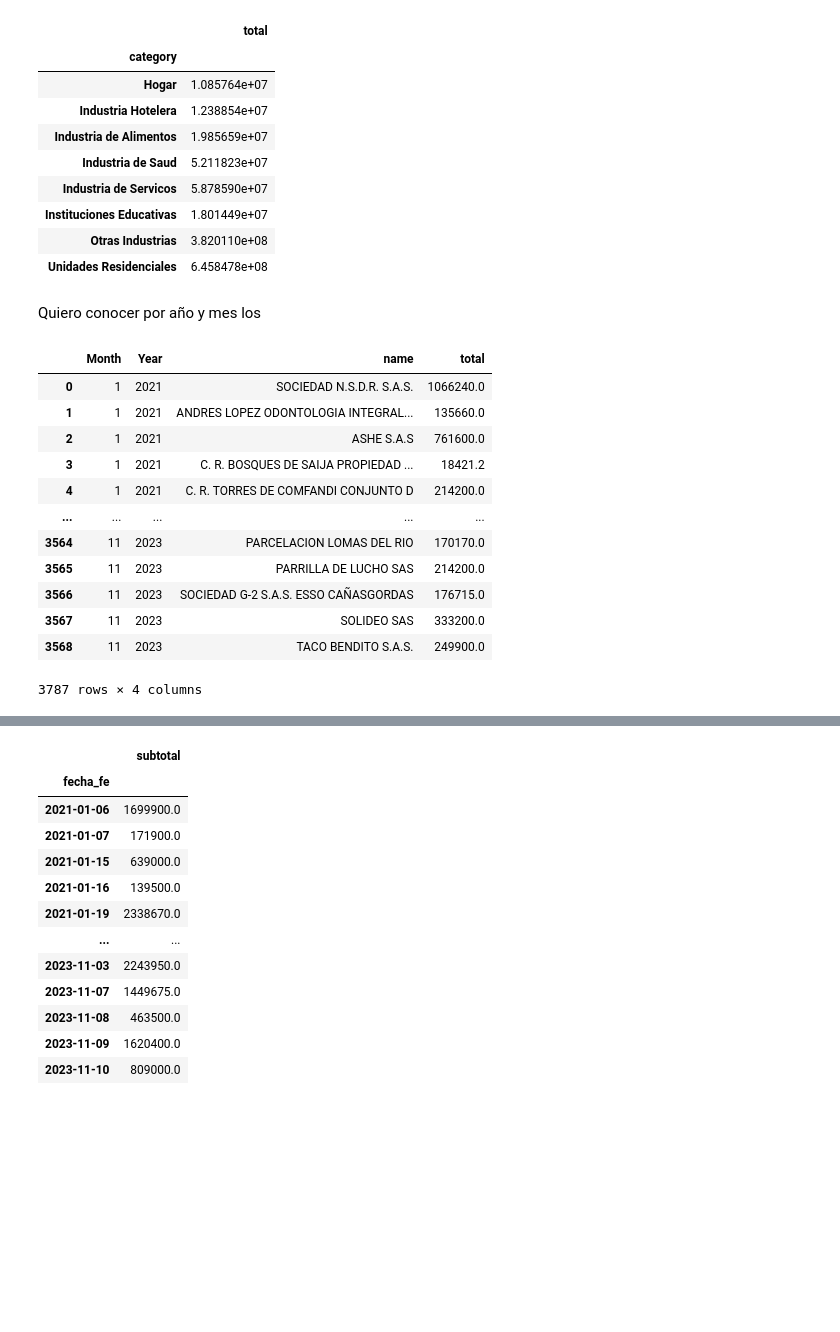
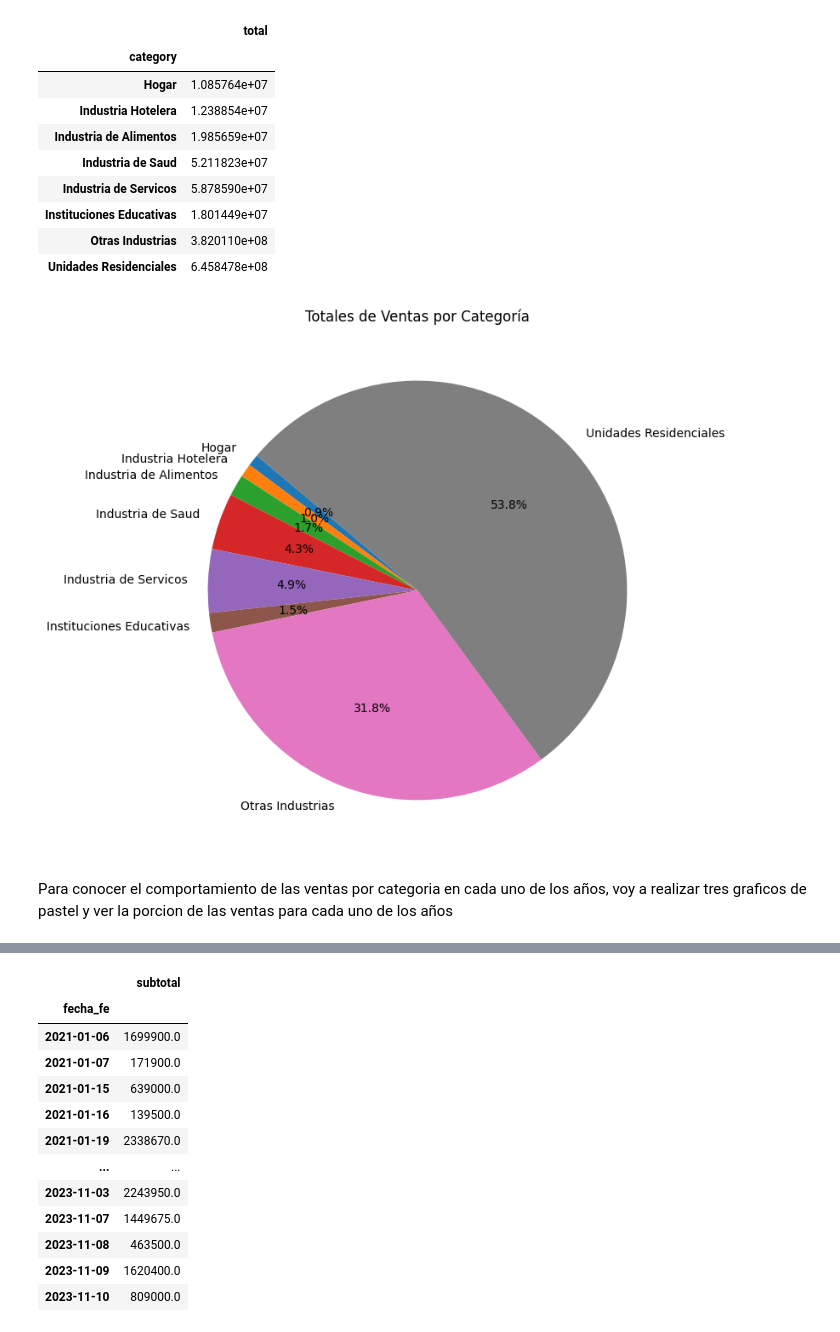
Before and after one commit to estefania312/proyecto_final, a Jupyter notebook: ventasV2.ipynb, the cells around one changed output, grey strips where cells are left out. Cells and saved outputs as stored; diff of their text form; code cells hidden in the pictures; blank space fills up the shorter version.

```diff
--- a/ventasV2.ipynb
+++ b/ventasV2.ipynb
@@ -509,6 +520,15 @@ df_factura_edav2.groupby(['category']).agg({'total':sum})
 | Instituciones Educativas | 1.801449e+07 |
 | Otras Industrias | 3.820110e+08 |
 | Unidades Residenciales | 6.458478e+08 |
-# %% [markdown]
-Quiero conocer por año y mes los
+# %%
+ventas_por_categoria = df_factura_edav2.groupby('category').agg({'total': 'sum'}).reset_index()
+
+plt.figure(figsize=(8, 8))
+plt.pie(ventas_por_categoria['total'], labels=ventas_por_categoria['category'], autopct='%1.1f%%', startangle=140)
+plt.title('Totales de Ventas por Categoría')
+plt.show()
+# %% [output]
+[figure, added]
+# %% [markdown]
+Para conocer el comportamiento de las ventas por categoria en cada uno de los años, voy a realizar tres graficos de pastel y ver la porcion de las ventas para cada uno de los años
 # %%
@@ -517,16 +536,0 @@ cliente_ordenado = cliente.sort_values(by=['Year', 'Month', 'name'])
-# %%
-cliente_ordenado
-# %% [output]
-|  | Month | Year | name | total |
-| 0 | 1 | 2021 | SOCIEDAD N.S.D.R. S.A.S. | 1066240.0 |
-| 1 | 1 | 2021 | ANDRES LOPEZ ODONTOLOGIA INTEGRAL... | 135660.0 |
-| 2 | 1 | 2021 | ASHE S.A.S | 761600.0 |
-| 3 | 1 | 2021 | C. R. BOSQUES DE SAIJA PROPIEDAD ... | 18421.2 |
-| 4 | 1 | 2021 | C. R. TORRES DE COMFANDI CONJUNTO D | 214200.0 |
-| ... | ... | ... | ... | ... |
-| 3564 | 11 | 2023 | PARCELACION LOMAS DEL RIO | 170170.0 |
-| 3565 | 11 | 2023 | PARRILLA DE LUCHO SAS | 214200.0 |
-| 3566 | 11 | 2023 | SOCIEDAD G-2 S.A.S. ESSO CAÑASGORDAS | 176715.0 |
-| 3567 | 11 | 2023 | SOLIDEO SAS | 333200.0 |
-| 3568 | 11 | 2023 | TACO BENDITO S.A.S. | 249900.0 |
-3787 rows × 4 columns
```
Also changed, not shown: parts of 20 cells of this notebook.
